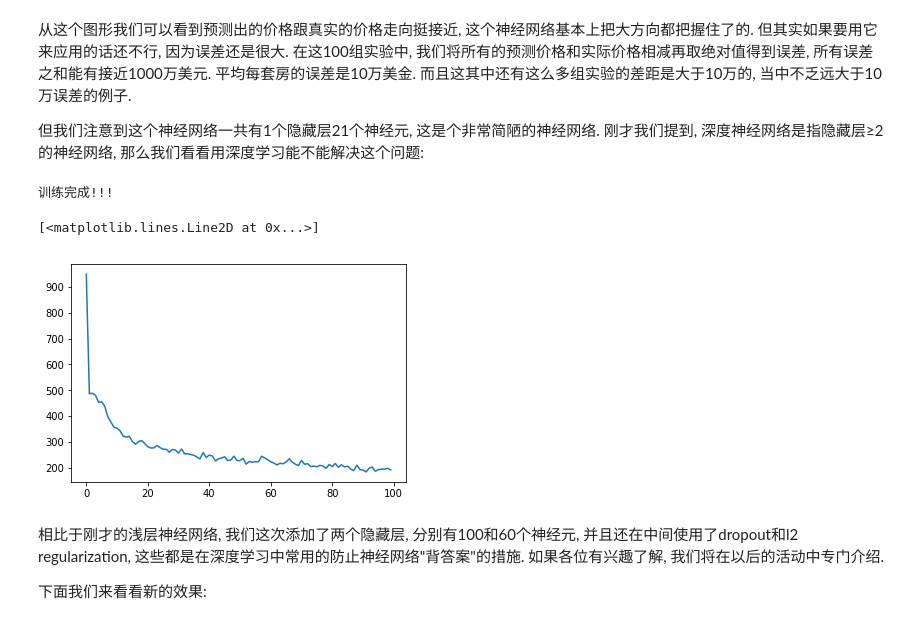
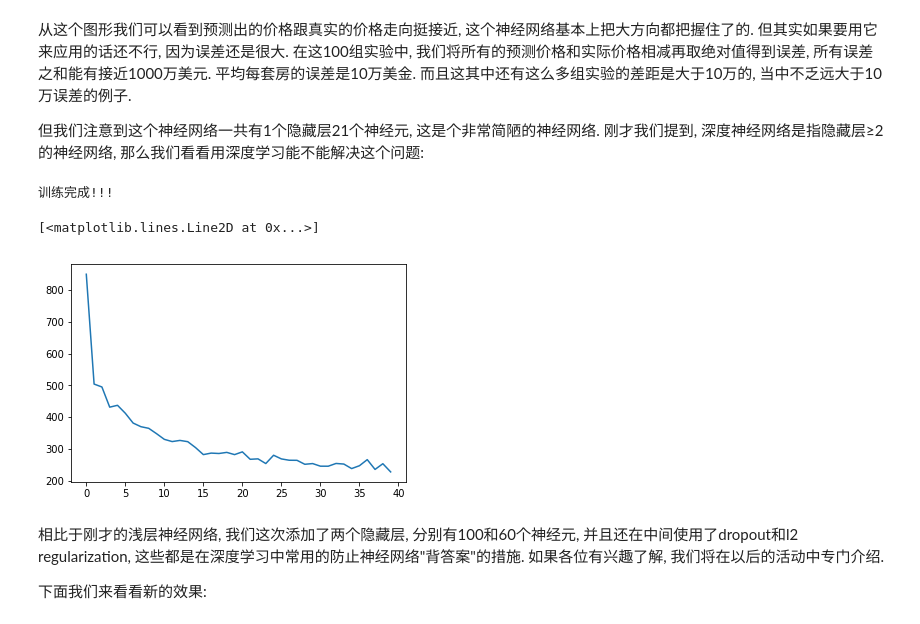
Before and after one commit to hchen13/ai_workshops, a Jupyter notebook: workshop0/0. Introduction.ipynb, the cells around one changed output. Saved outputs shown, nothing was run; the diff lists cells and outputs as text; code cells hidden in the pictures.

```diff
--- a/workshop0/0. Introduction.ipynb
+++ b/workshop0/0. Introduction.ipynb
@@ -420,23 +416,23 @@ print("其中有{}组结果差距大于10万美金".format(count))
 # %%
 from keras.layers import Dropout, regularizers
 
 model2 = Sequential()
 model2.add(Dense(50, input_shape=(13,), activation='relu'))
 model2.add(Dense(100, activation='relu'))
 model2.add(Dropout(.3))
 model2.add(Dense(60, activation='relu'))
 model2.add(Dropout(.3))
 model2.add(Dense(1, activation='relu', kernel_regularizer=regularizers.l2()))
 
 opt = optimizers.adam(lr=.001)
 model2.compile(optimizer=opt, loss='mse')
-H1 = model2.fit(train_x, train_y, epochs=100, batch_size=16, validation_data=(test_x, test_y), verbose=0)
+H1 = model2.fit(train_x, train_y, epochs=40, batch_size=16, validation_data=(test_x, test_y), verbose=0)
 print("训练完成!!!")
 plt.plot(H1.history['loss'])
 # %% [output]
 训练完成!!!
 [<matplotlib.lines.Line2D at 0x...>]
-[figure, old version]
+[figure, new version]
 # %% [markdown]
 相比于刚才的浅层神经网络, 我们这次添加了两个隐藏层, 分别有100和60个神经元, 并且还在中间使用了dropout和l2 regularization, 这些都是在深度学习中常用的防止神经网络"背答案"的措施. 如果各位有兴趣了解, 我们将在以后的活动中专门介绍.
 
```
Also changed, not shown: parts of 5 cells of this notebook, 4 other files.
